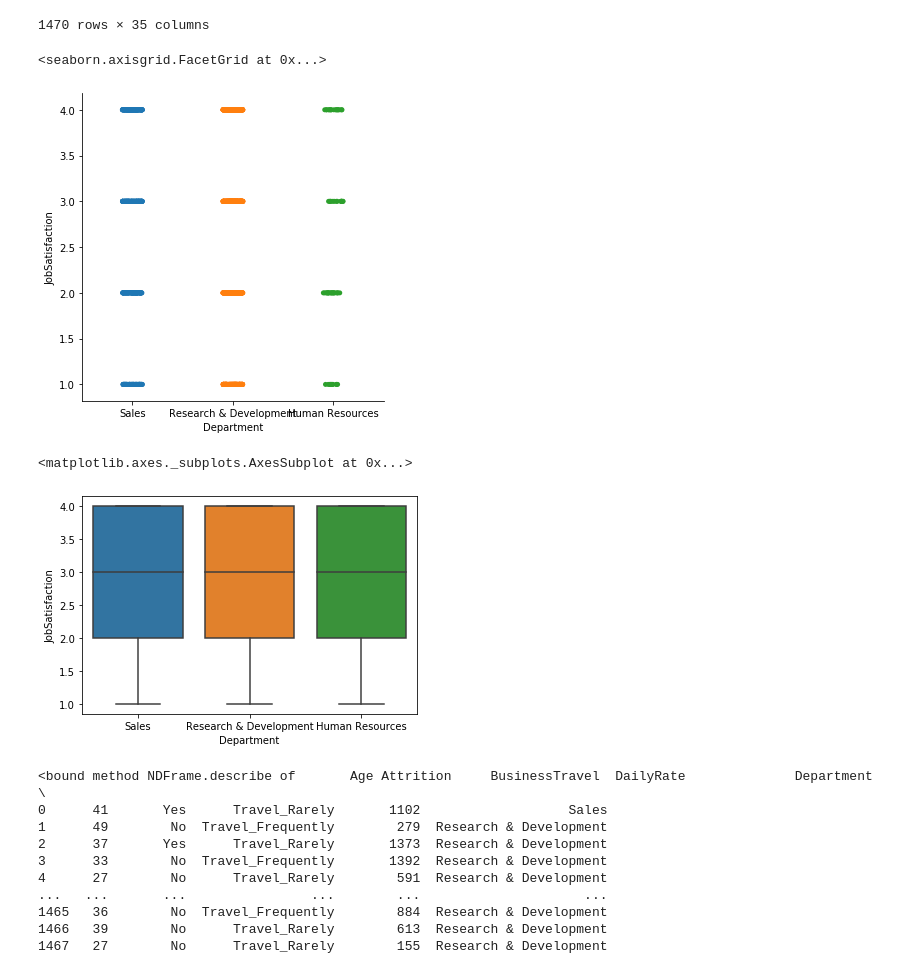
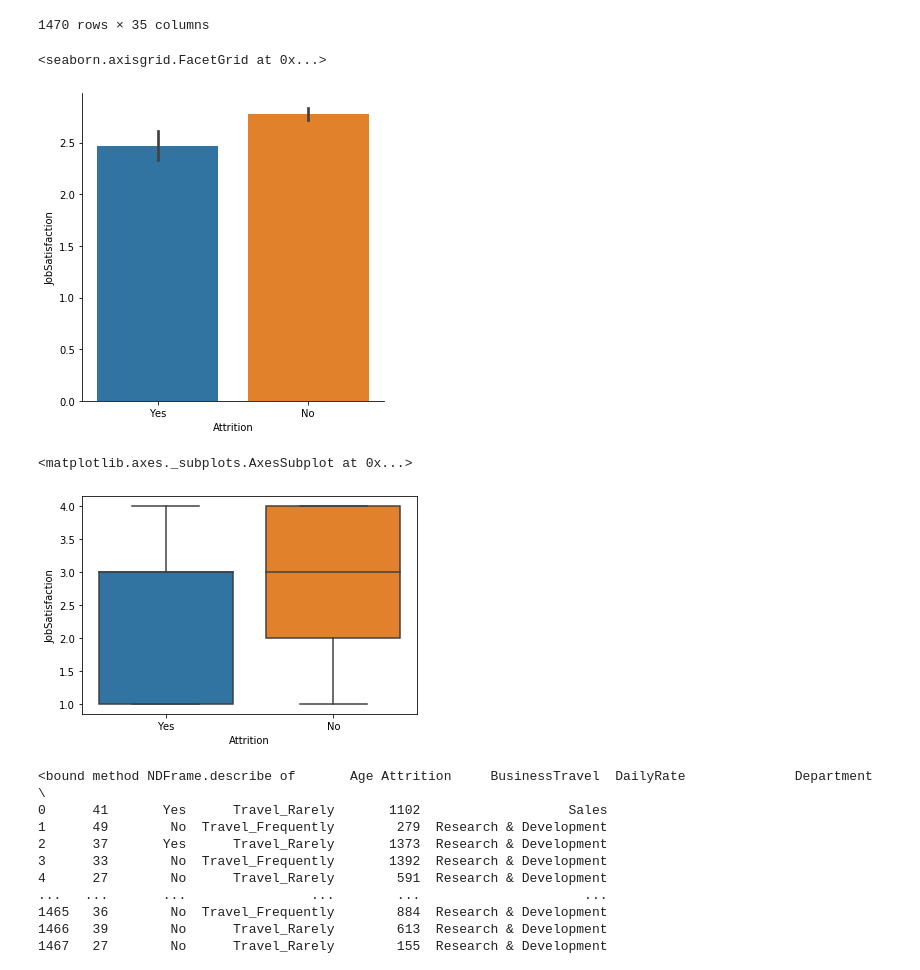
Before and after one commit to syvtoto/BigData, a Jupyter notebook: BigData_20-04.ipynb, the cells around one changed output. Cells and saved outputs as stored; diff of their text form; code cells hidden in the pictures.

```diff
--- a/BigData_20-04.ipynb
+++ b/BigData_20-04.ipynb
@@ -149,16 +149,16 @@ cate_data
 1470 rows × 35 columns
 # %%
 # 2
-sns.catplot(x="Department", y="JobSatisfaction", data=cate_data)
+sns.catplot(x="Attrition", y="JobSatisfaction", data=cate_data, kind='bar')
 # %% [output]
 <seaborn.axisgrid.FacetGrid at 0x...>
-[figure, old version]
+[figure, new version]
 # %%
 # 3
-sns.boxplot(x="Department", y="JobSatisfaction", data=cate_data)
+sns.boxplot(x="Attrition", y="JobSatisfaction", data=cate_data)
 # %% [output]
 <matplotlib.axes._subplots.AxesSubplot at 0x...>
-[figure, old version]
+[figure, new version]
 # %%
 # 6
 cate_data.describe
```
Also changed, not shown: parts of 12 cells of this notebook.
